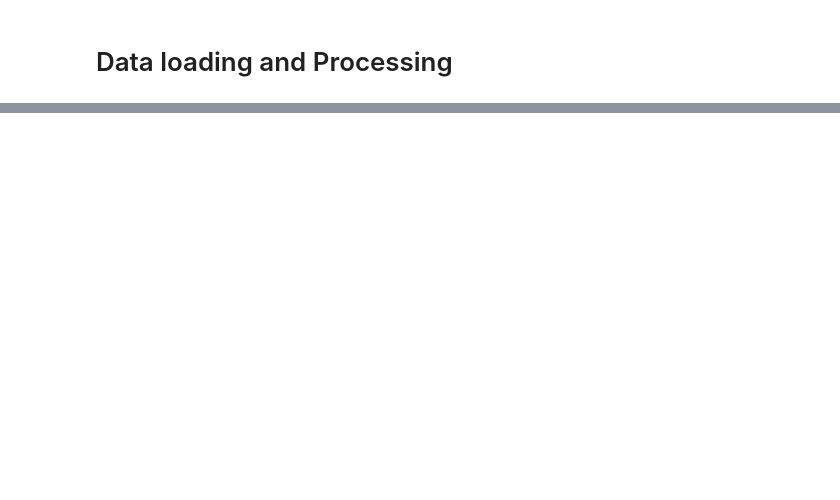
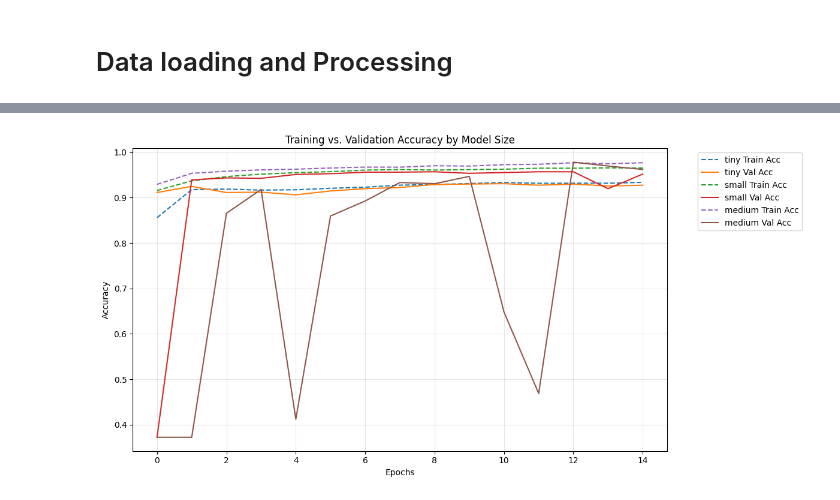
Before and after one commit to JaadTaymani/PHAS0056, a Jupyter notebook: D_Binary copy 2.ipynb, the cells around one changed output, grey strips where cells are left out. Cells and saved outputs as stored; diff of their text form; code cells hidden in the pictures; blank space fills up the shorter version.

```diff
--- a/D_Binary copy 2.ipynb
+++ b/D_Binary copy 2.ipynb
@@ -59,8 +64,19 @@ def focal_loss(gamma, alpha):
         return tf.reduce_mean(focal_weight * bce)
     return loss
 
+def augment(image, label):
+    image = tf.cast(image, tf.float32) / 255.0
+    # Keep flips and rotations - they are great
+    image = tf.image.random_flip_left_right(image)
+    image = tf.image.random_flip_up_down(image)
 
-def augment(image, label):
+    # REDUCE Hue shift - fire color is a key feature!
+    image = tf.image.random_hue(image, max_delta=0.02)
+
+    # DEACTIVATE Haze and Blur for now to see if recall improves
+    # Or set them to a very low probability (0.1 instead of 0.5)
+    return image, label
+def augments(image, label):
     image = tf.cast(image, tf.float32) / 255.0
     image = tf.image.random_flip_left_right(image)
     image = tf.image.random_flip_up_down(image)
@@ -68,7 +84,7 @@ def augment(image, label):
     image = tf.image.random_brightness(image, max_delta=0.3)
     image = tf.image.random_contrast(image, lower=0.7, upper=1.4)
     image = tf.image.random_saturation(image, lower=0.6, upper=1.6)
-    image = tf.image.random_hue(image, max_delta=0.05)
+    image = tf.image.random_hue(image, max_delta=0.02)
 
     # Haze - fixed with tf.cond
     haze_intensity = tf.random.uniform((), 0.05, 0.25)
@@ -429,0 +273,21 @@ weighted avg       0.78      0.78      0.78      8617
+# %%
+plt.figure(figsize=(12, 6))
+
+for size in results:
+    # Training Accuracy (Solid line)
+    plt.plot(results[size]['history']['accuracy'],
+             label=f'{size} Train Acc', linestyle='--')
+
+    # Validation Accuracy (Dashed line)
+    plt.plot(results[size]['history']['val_accuracy'],
+             label=f'{size} Val Acc')
+
+plt.title('Training vs. Validation Accuracy by Model Size')
+plt.xlabel('Epochs')
+plt.ylabel('Accuracy')
+plt.legend(bbox_to_anchor=(1.05, 1), loc='upper left')
+plt.grid(True, alpha=0.3)
+plt.tight_layout()
+plt.show()
+# %% [output]
+[figure, added]
```
Also changed, not shown: parts of 13 cells of this notebook, 1 other file.
